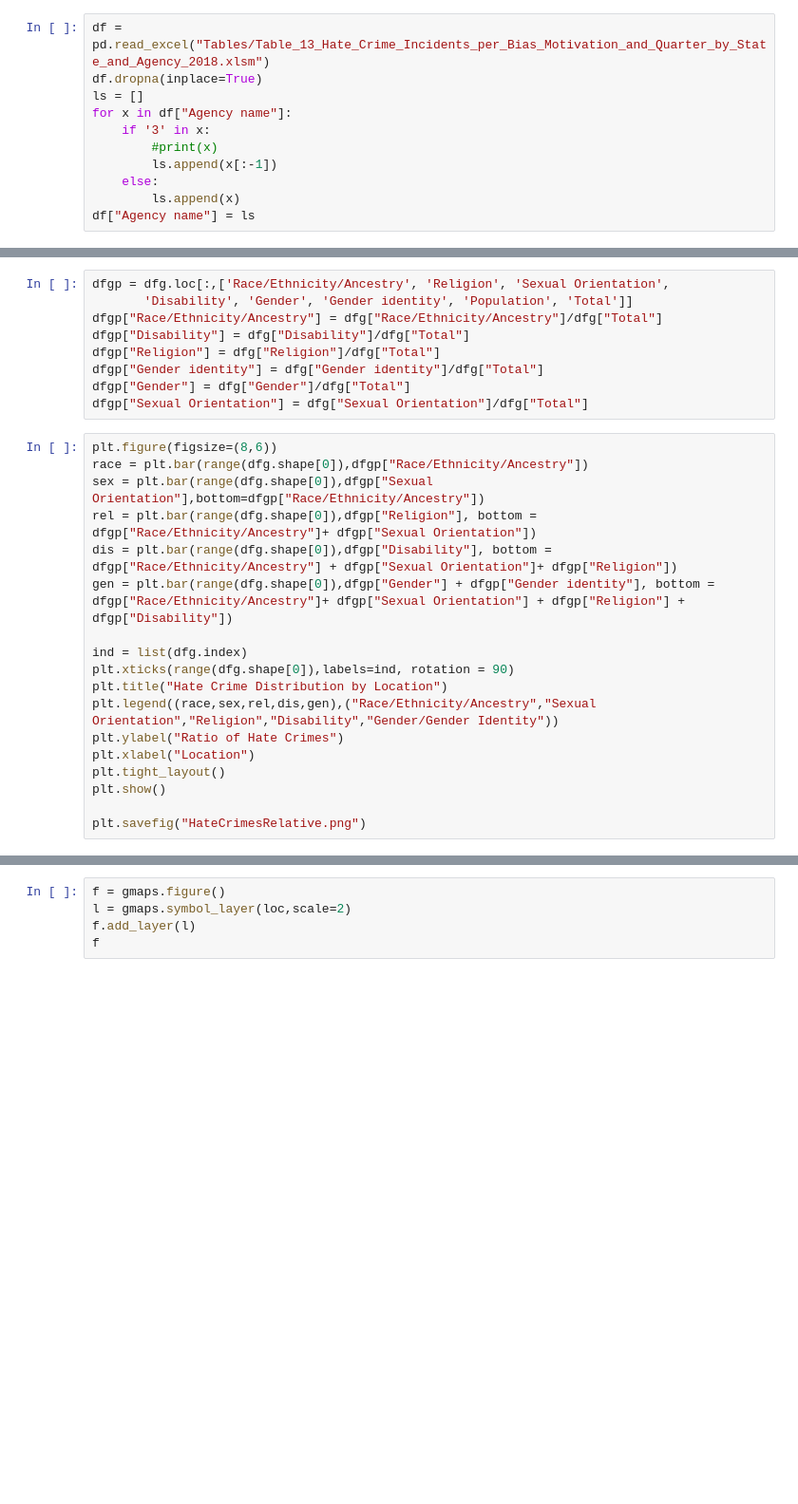
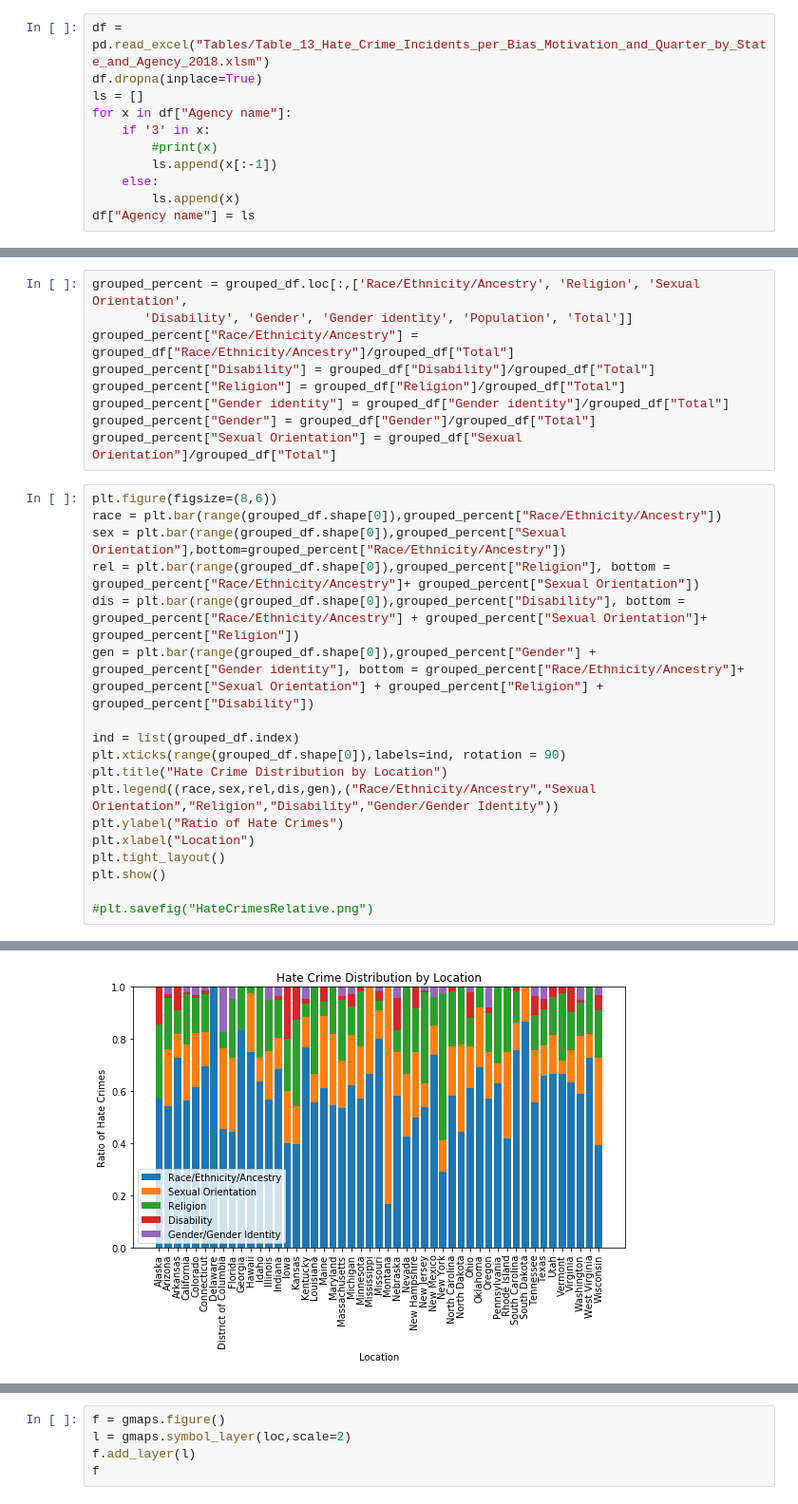
Before and after one commit to msheker/project1mmm, a Jupyter notebook: hatecrime.ipynb, the cells around one changed output, grey strips where cells are left out. Shown: that part at 95% size. Cells and saved outputs as stored; diff of their text form; blank space fills up the shorter version.

```diff
--- a/hatecrime.ipynb
+++ b/hatecrime.ipynb
@@ -86,22 +100,22 @@ plt.savefig("HateCrimes.png")
 # %%
-dfgp = dfg.loc[:,['Race/Ethnicity/Ancestry', 'Religion', 'Sexual Orientation',
+grouped_percent = grouped_df.loc[:,['Race/Ethnicity/Ancestry', 'Religion', 'Sexual Orientation',
        'Disability', 'Gender', 'Gender identity', 'Population', 'Total']]
-dfgp["Race/Ethnicity/Ancestry"] = dfg["Race/Ethnicity/Ancestry"]/dfg["Total"]
-dfgp["Disability"] = dfg["Disability"]/dfg["Total"]
-dfgp["Religion"] = dfg["Religion"]/dfg["Total"]
-dfgp["Gender identity"] = dfg["Gender identity"]/dfg["Total"]
-dfgp["Gender"] = dfg["Gender"]/dfg["Total"]
-dfgp["Sexual Orientation"] = dfg["Sexual Orientation"]/dfg["Total"]
+grouped_percent["Race/Ethnicity/Ancestry"] = grouped_df["Race/Ethnicity/Ancestry"]/grouped_df["Total"]
+grouped_percent["Disability"] = grouped_df["Disability"]/grouped_df["Total"]
+grouped_percent["Religion"] = grouped_df["Religion"]/grouped_df["Total"]
+grouped_percent["Gender identity"] = grouped_df["Gender identity"]/grouped_df["Total"]
+grouped_percent["Gender"] = grouped_df["Gender"]/grouped_df["Total"]
+grouped_percent["Sexual Orientation"] = grouped_df["Sexual Orientation"]/grouped_df["Total"]
 # %%
 plt.figure(figsize=(8,6))
-race = plt.bar(range(dfg.shape[0]),dfgp["Race/Ethnicity/Ancestry"])
-sex = plt.bar(range(dfg.shape[0]),dfgp["Sexual Orientation"],bottom=dfgp["Race/Ethnicity/Ancestry"])
-rel = plt.bar(range(dfg.shape[0]),dfgp["Religion"], bottom = dfgp["Race/Ethnicity/Ancestry"]+ dfgp["Sexual Orientation"])
-dis = plt.bar(range(dfg.shape[0]),dfgp["Disability"], bottom = dfgp["Race/Ethnicity/Ancestry"] + dfgp["Sexual Orientation"]+ dfgp["Religion"])
-gen = plt.bar(range(dfg.shape[0]),dfgp["Gender"] + dfgp["Gender identity"], bottom = dfgp["Race/Ethnicity/Ancestry"]+ dfgp["Sexual Orientation"] + dfgp["Religion"] + dfgp["Disability"])
+race = plt.bar(range(grouped_df.shape[0]),grouped_percent["Race/Ethnicity/Ancestry"])
+sex = plt.bar(range(grouped_df.shape[0]),grouped_percent["Sexual Orientation"],bottom=grouped_percent["Race/Ethnicity/Ancestry"])
+rel = plt.bar(range(grouped_df.shape[0]),grouped_percent["Religion"], bottom = grouped_percent["Race/Ethnicity/Ancestry"]+ grouped_percent["Sexual Orientation"])
+dis = plt.bar(range(grouped_df.shape[0]),grouped_percent["Disability"], bottom = grouped_percent["Race/Ethnicity/Ancestry"] + grouped_percent["Sexual Orientation"]+ grouped_percent["Religion"])
+gen = plt.bar(range(grouped_df.shape[0]),grouped_percent["Gender"] + grouped_percent["Gender identity"], bottom = grouped_percent["Race/Ethnicity/Ancestry"]+ grouped_percent["Sexual Orientation"] + grouped_percent["Religion"] + grouped_percent["Disability"])
 
-ind = list(dfg.index)
-plt.xticks(range(dfg.shape[0]),labels=ind, rotation = 90)
+ind = list(grouped_df.index)
+plt.xticks(range(grouped_df.shape[0]),labels=ind, rotation = 90)
 plt.title("Hate Crime Distribution by Location")
 plt.legend((race,sex,rel,dis,gen),("Race/Ethnicity/Ancestry","Sexual Orientation","Religion","Disability","Gender/Gender Identity"))
 plt.ylabel("Ratio of Hate Crimes")
@@ -109,5 +123,5 @@ plt.xlabel("Location")
 plt.tight_layout()
 plt.show()
 
-plt.savefig("HateCrimesRelative.png")
+#plt.savefig("HateCrimesRelative.png")
 # %% [output]
@@ -116 +128,2 @@ plt.savefig("HateCrimesRelative.png")
+[figure, added]
 # %%
```
Also changed, not shown: parts of 27 cells of this notebook.
